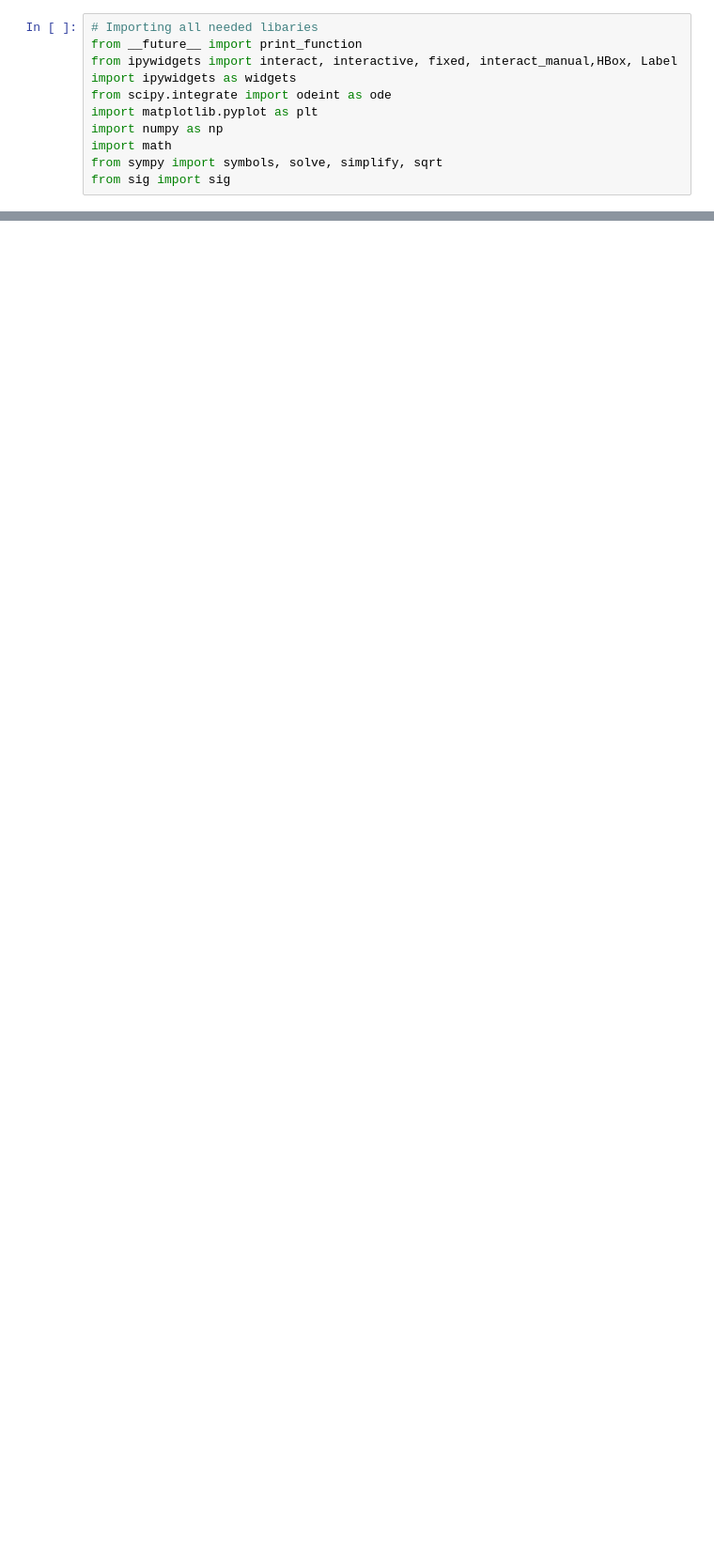
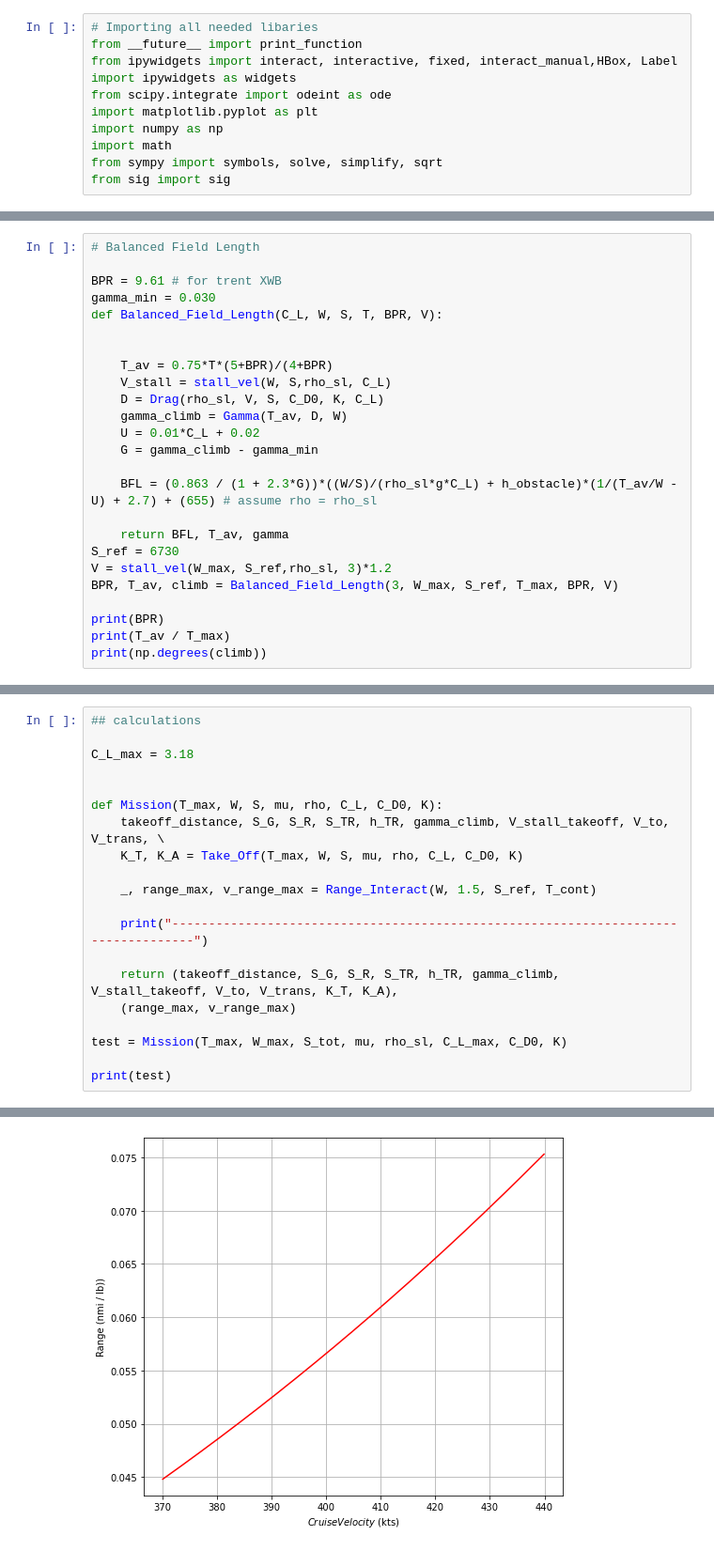
Before and after one commit to goldenjinjo/AERO4110, a Jupyter notebook: Performance_Interactive.ipynb, the cells around one changed output, grey strips where cells are left out. Shown: that part at 94% size. Drawn from its saved outputs; the diff is of its cells as text; blank space fills up the shorter version.

```diff
--- a/Performance_Interactive.ipynb
+++ b/Performance_Interactive.ipynb
@@ -411,0 +416,25 @@ NameError: name 'W' is not defined
+# %%
+# Balanced Field Length
+
+BPR = 9.61 # for trent XWB
+gamma_min = 0.030
+def Balanced_Field_Length(C_L, W, S, T, BPR, V):
+
+
+    T_av = 0.75*T*(5+BPR)/(4+BPR)
+    V_stall = stall_vel(W, S,rho_sl, C_L)
+    D = Drag(rho_sl, V, S, C_D0, K, C_L)
+    gamma_climb = Gamma(T_av, D, W)
+    U = 0.01*C_L + 0.02
+    G = gamma_climb - gamma_min
+
+    BFL = (0.863 / (1 + 2.3*G))*((W/S)/(rho_sl*g*C_L) + h_obstacle)*(1/(T_av/W - U) + 2.7) + (655) # assume rho = rho_sl
+
+    return BFL, T_av, gamma
+S_ref = 6730
+V = stall_vel(W_max, S_ref,rho_sl, 3)*1.2
+BPR, T_av, climb = Balanced_Field_Length(3, W_max, S_ref, T_max, BPR, V)
+
+print(BPR)
+print(T_av / T_max)
+print(np.degrees(climb))
@@ -411,0 +445,21 @@ NameError: name 'W' is not defined
+# %%
+## calculations
+
+C_L_max = 3.18
+
+
+def Mission(T_max, W, S, mu, rho, C_L, C_D0, K):
+    takeoff_distance, S_G, S_R, S_TR, h_TR, gamma_climb, V_stall_takeoff, V_to, V_trans, \
+    K_T, K_A = Take_Off(T_max, W, S, mu, rho, C_L, C_D0, K)
+
+    _, range_max, v_range_max = Range_Interact(W, 1.5, S_ref, T_cont)
+
+    print("-----------------------------------------------------------------------------------")
+
+    return (takeoff_distance, S_G, S_R, S_TR, h_TR, gamma_climb, V_stall_takeoff, V_to, V_trans, K_T, K_A),
+    (range_max, v_range_max)
+
+test = Mission(T_max, W_max, S_tot, mu, rho_sl, C_L_max, C_D0, K)
+
+print(test)
+# %% [output]
@@ -411,0 +475 @@ NameError: name 'W' is not defined
+[figure, added]
```
Also changed, not shown: parts of 11 cells of this notebook, 7 other files.
